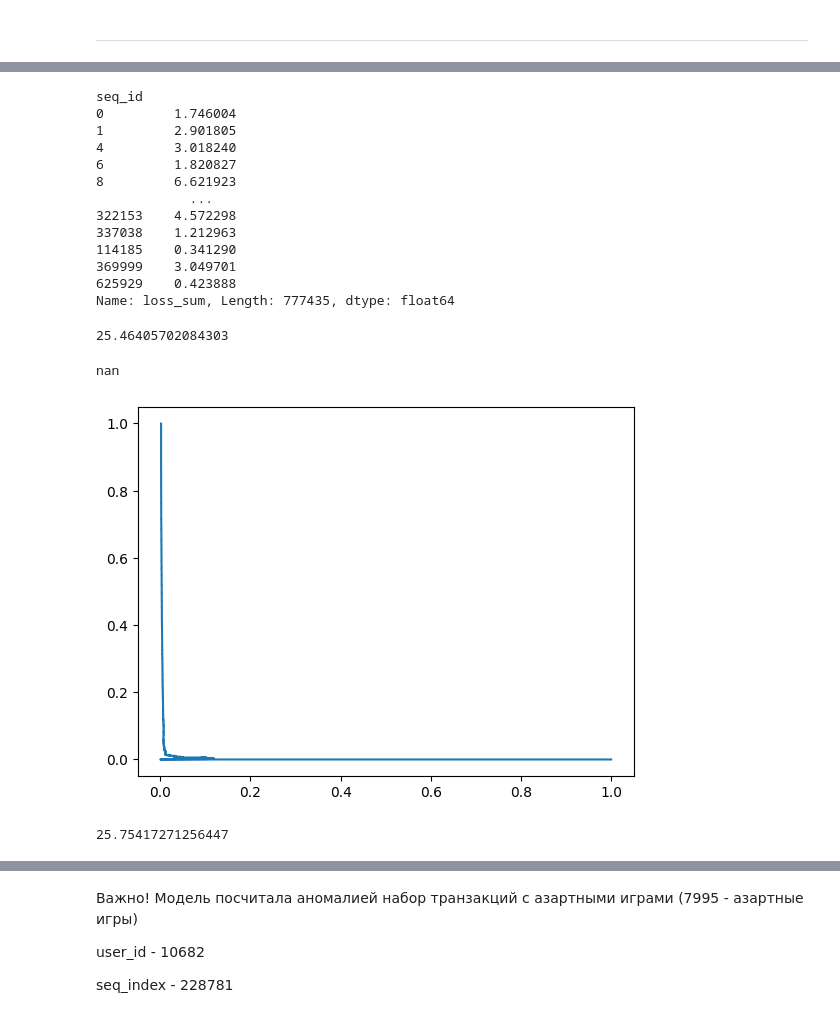
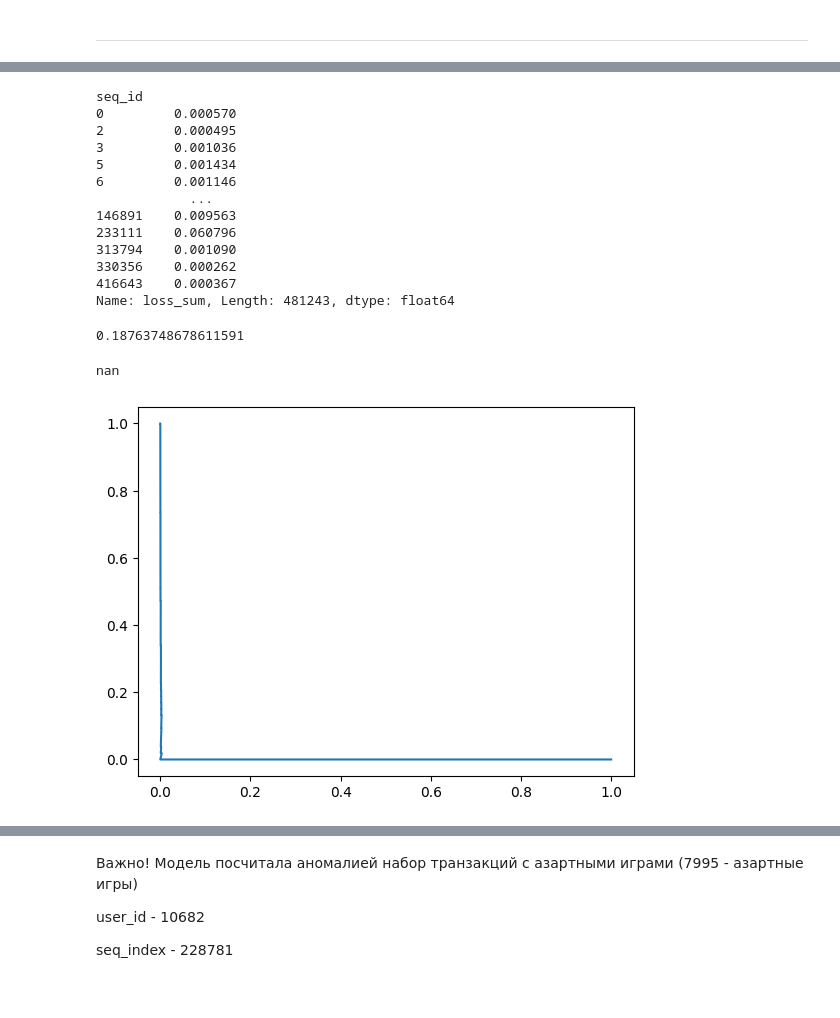
Before and after one commit to Ilykuleshov/transaction-data-generation, a Jupyter notebook: notebooks/test_anomaly_detect.ipynb, the cells around one changed output, grey strips where cells are left out. Cells and saved outputs as stored; diff of their text form; code cells hidden in the pictures.

```diff
--- a/notebooks/test_anomaly_detect.ipynb
+++ b/notebooks/test_anomaly_detect.ipynb
@@ -48,3 +39,5 @@ dtype: int64
+# %%
+seq_data = pd.read_parquet('data/new_data/old_preprop/agg_dataset.parquet')
 # %%
 datamodule = AEDataModule(
         None,
@@ -183,22 +218,22 @@ plt.plot(agg_df.index, agg_df['loss_sum']['mean']);
 losses_df['loss_sum']
 # %% [output]
 seq_id
-0         1.746004
-1         2.901805
-4         3.018240
-6         1.820827
-8         6.621923
+0         0.000570
+2         0.000495
+3         0.001036
+5         0.001434
+6         0.001146
             ...
-322153    4.572298
-337038    1.212963
-114185    0.341290
-369999    3.049701
-625929    0.423888
-Name: loss_sum, Length: 777435, dtype: float64
+146891    0.009563
+233111    0.060796
+313794    0.001090
+330356    0.000262
+416643    0.000367
+Name: loss_sum, Length: 481243, dtype: float64
 # %%
 losses_df[losses_df['anomaly_fraq'] >= .5]['loss_sum'].max()
 # %% [output]
-25.46405702084303
+0.18763748678611591
 # %%
 from sklearn.metrics import precision_recall_curve
 # %%
@@ -216,11 +251,10 @@ def get_optimum_threshold(y_true, y_pred_proba):
 # %%
 y_true = losses_df['anomaly_fraq'] >= .5
 # %%
-get_optimum_threshold(y_true, losses_df['loss_sum'].values)
+tr = get_optimum_threshold(y_true, losses_df['loss_sum'].values)
 # %% [output]
 nan
-[figure, old version]
+[figure, new version]
-25.75417271256447
 # %%
 plt.rcParams.update({'figure.figsize':(7,5), 'figure.dpi':100})
 
```
Also changed, not shown: parts of 18 cells of this notebook, 12 other files.
